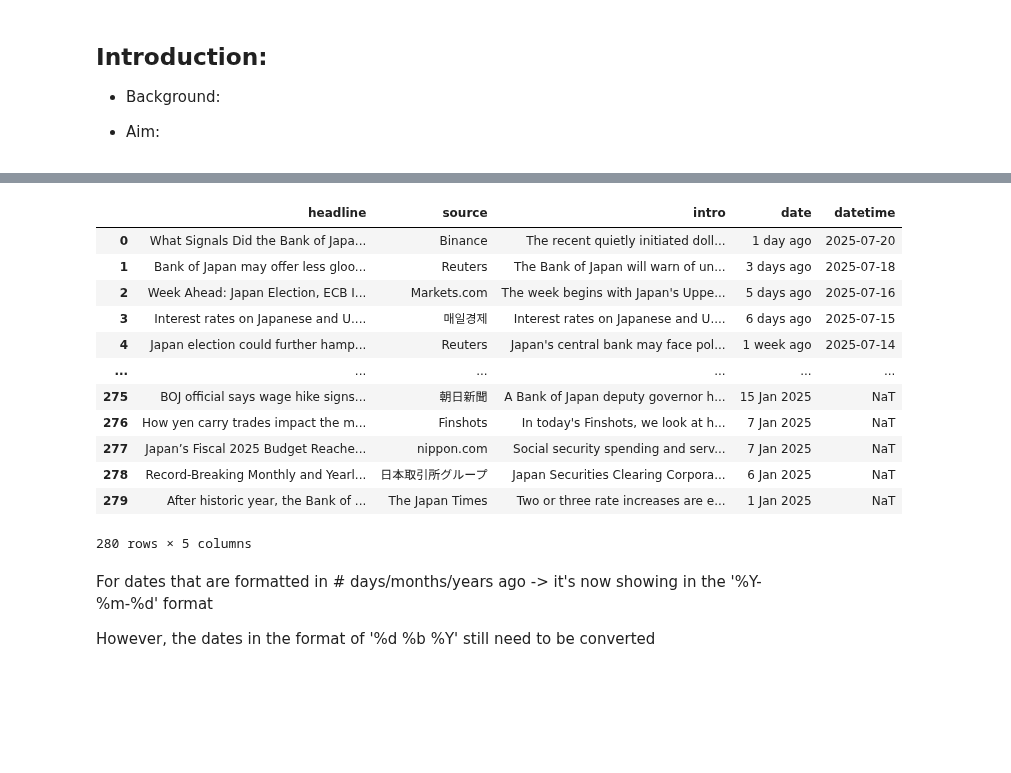
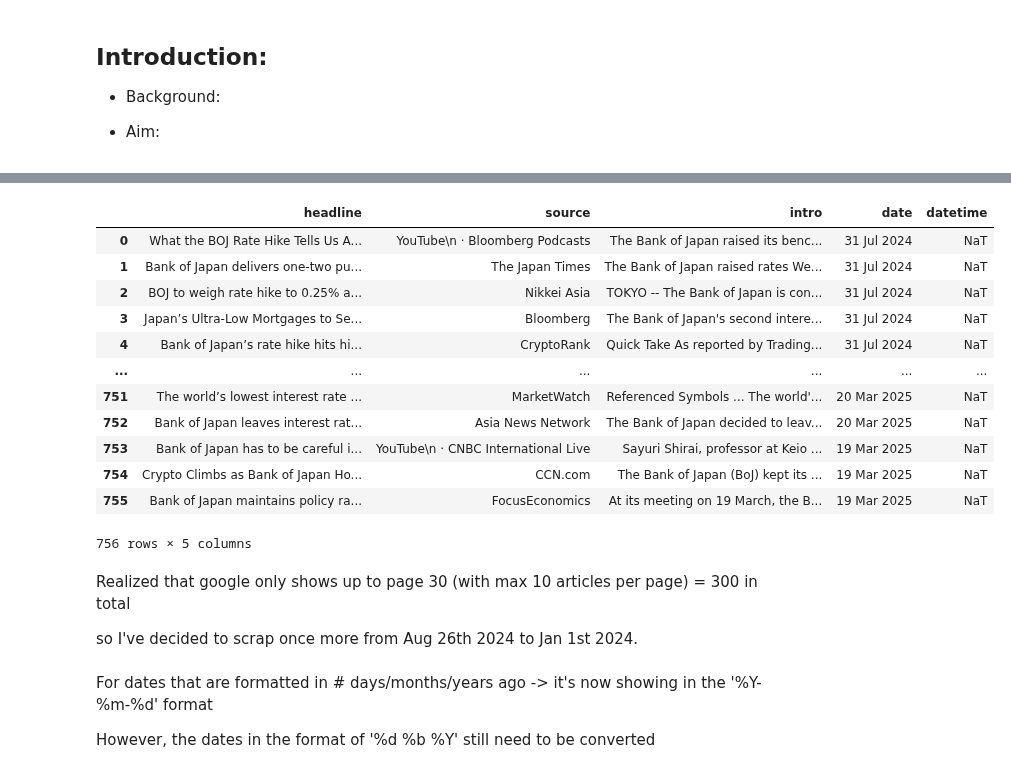
Before and after one commit to ejung2017/PythonProject, a Jupyter notebook: stock_analysis/bank_stock_analysis.ipynb, the cells around one changed output, grey strips where cells are left out. Drawn from its saved outputs; the diff is of its cells as text; code cells hidden in the pictures; blank space fills up the shorter version.

```diff
--- a/stock_analysis/bank_stock_analysis.ipynb
+++ b/stock_analysis/bank_stock_analysis.ipynb
@@ -130,0 +46,10 @@ len(jp_news_df)
+# %%
+#jan2024-jul2024
+url_jp_1 = "https://www.google.com/search?q=Japan+interest+rate&sca_esv=cab469c6dae8b008&tbs=sbd:1,cdr:1,cd_min:1/1/2024,cd_max:7/31/2024&tbm=nws"
+#aug2024-feb25
+url_jp_2 = "https://www.google.com/search?q=Japan+interest+rate&sca_esv=cab469c6dae8b008&tbas=0&tbs=cdr:1,cd_min:8/1/2024,cd_max:2/28/2025,sbd:1&tbm=nws"
+#mar25-now
+url_jp_3 = "https://www.google.com/search?q=Japan+interest+rate&sca_esv=cab469c6dae8b008&tbas=0&tbs=cdr:1,cd_min:3/1/2025,sbd:1&tbm=nws"
+
+
+urls_jp = [url_jp_1, url_jp_2, url_jp_3]
@@ -146,46 +143,51 @@ memory usage: 8.9+ KB
 from datetime import datetime, timedelta
 import pandas as pd
 import re
 
 # Current time
 now = datetime.now()
 
 def parse_relative_time(date_string):
     date_string = date_string.lower().strip()
     if date_string == 'just now':
         return now
-    match = re.match(r'(\d+)\s+(day|week|month|year)s?\s+ago', date_string)
+    match = re.match(r'(\d+)\s+(second|minute|hour|day|week|month|year)s?\s+ago', date_string)
     if match:
         value, unit = int(match.group(1)), match.group(2)
         # simply assume 1 month = 30 days, 1 year = 365 days
         multiplier = {
             'second': timedelta(seconds=value),
             'minute': timedelta(minutes=value),
             'hour': timedelta(hours=value),
             'day': timedelta(days=value),
             'week': timedelta(weeks=value),
             'month': timedelta(days=30*value),
             'year': timedelta(days=365*value)
         }
         return now - multiplier[unit]
     return pd.NaT # for inconvertable scenarios
 
 jp_news_df['datetime'] = jp_news_df['date'].apply(parse_relative_time).dt.date
 jp_news_df
 # %% [output]
 |  | headline | source | intro | date | datetime |
-| 0 | What Signals Did the Bank of Japa... | Binance | The recent quietly initiated doll... | 1 day ago | 2025-07-20 |
-| 1 | Bank of Japan may offer less gloo... | Reuters | The Bank of Japan will warn of un... | 3 days ago | 2025-07-18 |
-| 2 | Week Ahead: Japan Election, ECB I... | Markets.com | The week begins with Japan's Uppe... | 5 days ago | 2025-07-16 |
-| 3 | Interest rates on Japanese and U.... | 매일경제 | Interest rates on Japanese and U.... | 6 days ago | 2025-07-15 |
-| 4 | Japan election could further hamp... | Reuters | Japan's central bank may face pol... | 1 week ago | 2025-07-14 |
+| 0 | What the BOJ Rate Hike Tells Us A... | YouTube\n · Bloomberg Podcasts | The Bank of Japan raised its benc... | 31 Jul 2024 | NaT |
+| 1 | Bank of Japan delivers one-two pu... | The Japan Times | The Bank of Japan raised rates We... | 31 Jul 2024 | NaT |
+| 2 | BOJ to weigh rate hike to 0.25% a... | Nikkei Asia | TOKYO -- The Bank of Japan is con... | 31 Jul 2024 | NaT |
+| 3 | Japan’s Ultra-Low Mortgages to Se... | Bloomberg | The Bank of Japan's second intere... | 31 Jul 2024 | NaT |
+| 4 | Bank of Japan’s rate hike hits hi... | CryptoRank | Quick Take As reported by Trading... | 31 Jul 2024 | NaT |
 | ... | ... | ... | ... | ... | ... |
-| 275 | BOJ official says wage hike signs... | 朝日新聞 | A Bank of Japan deputy governor h... | 15 Jan 2025 | NaT |
-| 276 | How yen carry trades impact the m... | Finshots | In today's Finshots, we look at h... | 7 Jan 2025 | NaT |
-| 277 | Japan’s Fiscal 2025 Budget Reache... | nippon.com | Social security spending and serv... | 7 Jan 2025 | NaT |
-| 278 | Record-Breaking Monthly and Yearl... | 日本取引所グループ | Japan Securities Clearing Corpora... | 6 Jan 2025 | NaT |
-| 279 | After historic year, the Bank of ... | The Japan Times | Two or three rate increases are e... | 1 Jan 2025 | NaT |
+| 751 | The world’s lowest interest rate ... | MarketWatch | Referenced Symbols ... The world'... | 20 Mar 2025 | NaT |
+| 752 | Bank of Japan leaves interest rat... | Asia News Network | The Bank of Japan decided to leav... | 20 Mar 2025 | NaT |
+| 753 | Bank of Japan has to be careful i... | YouTube\n · CNBC International Live | Sayuri Shirai, professor at Keio ... | 19 Mar 2025 | NaT |
+| 754 | Crypto Climbs as Bank of Japan Ho... | CCN.com | The Bank of Japan (BoJ) kept its ... | 19 Mar 2025 | NaT |
+| 755 | Bank of Japan maintains policy ra... | FocusEconomics | At its meeting on 19 March, the B... | 19 Mar 2025 | NaT |
-280 rows × 5 columns
+756 rows × 5 columns
+# %% [markdown]
+Realized that google only shows up to page 30 (with max 10 articles per page) = 300 in total
+
+so I've decided to scrap once more from
+Aug 26th 2024 to Jan 1st 2024.
 # %% [markdown]
 For dates that are formatted in # days/months/years ago -> it's now showing in the '%Y-%m-%d' format
 
```
Also changed, not shown: parts of 35 cells of this notebook, 1 other file.
